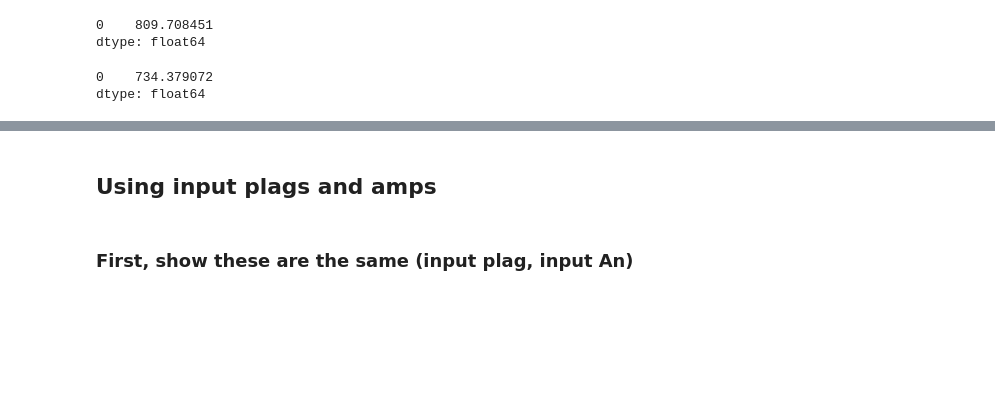
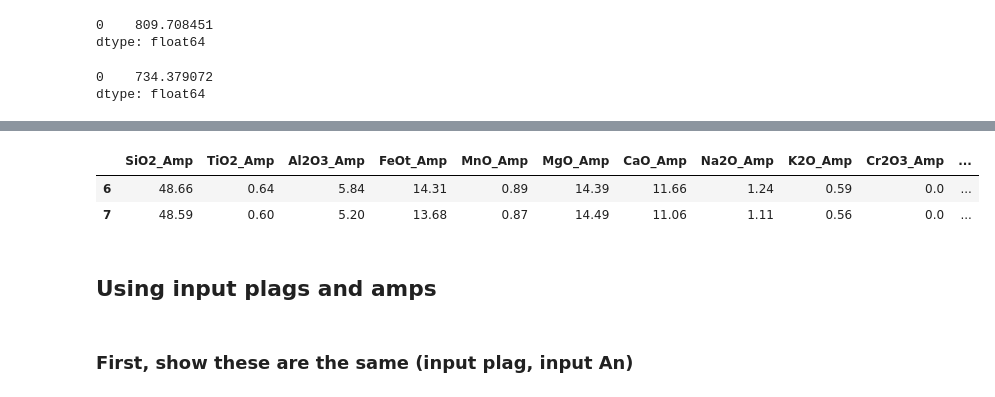
Before and after one commit to PennyWieser/Thermobar, a Jupyter notebook: Benchmarking/amphibole/Final_Versions/Holland_Blundy_Plag_Hbl.ipynb, the cells around one changed output, grey strips where cells are left out. Drawn from its saved outputs; the diff is of its cells as text; code cells hidden in the pictures; blank space fills up the shorter version.

```diff
--- a/Benchmarking/amphibole/Final_Versions/Holland_Blundy_Plag_Hbl.ipynb
+++ b/Benchmarking/amphibole/Final_Versions/Holland_Blundy_Plag_Hbl.ipynb
@@ -66,3 +174,10 @@ plt.plot([600, 1050], [600, 1050], '-k')
+# %%
+Amps2=Amps.loc[Amps['SiO2_Amp']>46]
+Amps2
+# %% [output]
+|  | SiO2_Amp | TiO2_Amp | Al2O3_Amp | FeOt_Amp | MnO_Amp | MgO_Amp | CaO_Amp | Na2O_Amp | K2O_Amp | Cr2O3_Amp | ... |
+| 6 | 48.66 | 0.64 | 5.84 | 14.31 | 0.89 | 14.39 | 11.66 | 1.24 | 0.59 | 0.0 | ... |
+| 7 | 48.59 | 0.60 | 5.20 | 13.68 | 0.87 | 14.49 | 11.06 | 1.11 | 0.56 | 0.0 | ... |
 # %% [markdown]
 ## Using input plags and amps
 # %%
```
Also changed, not shown: parts of 11 cells of this notebook, 5 other files.
